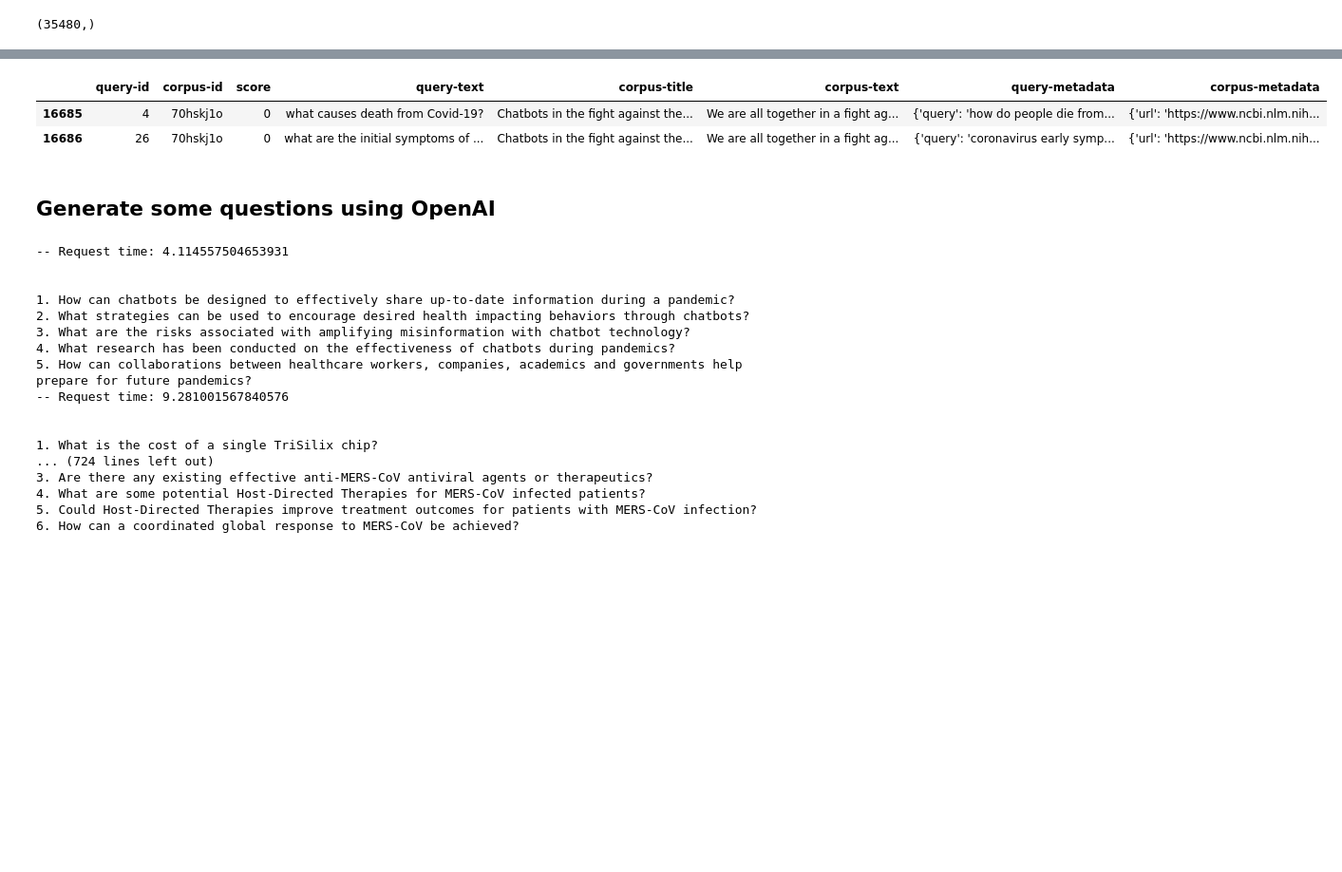
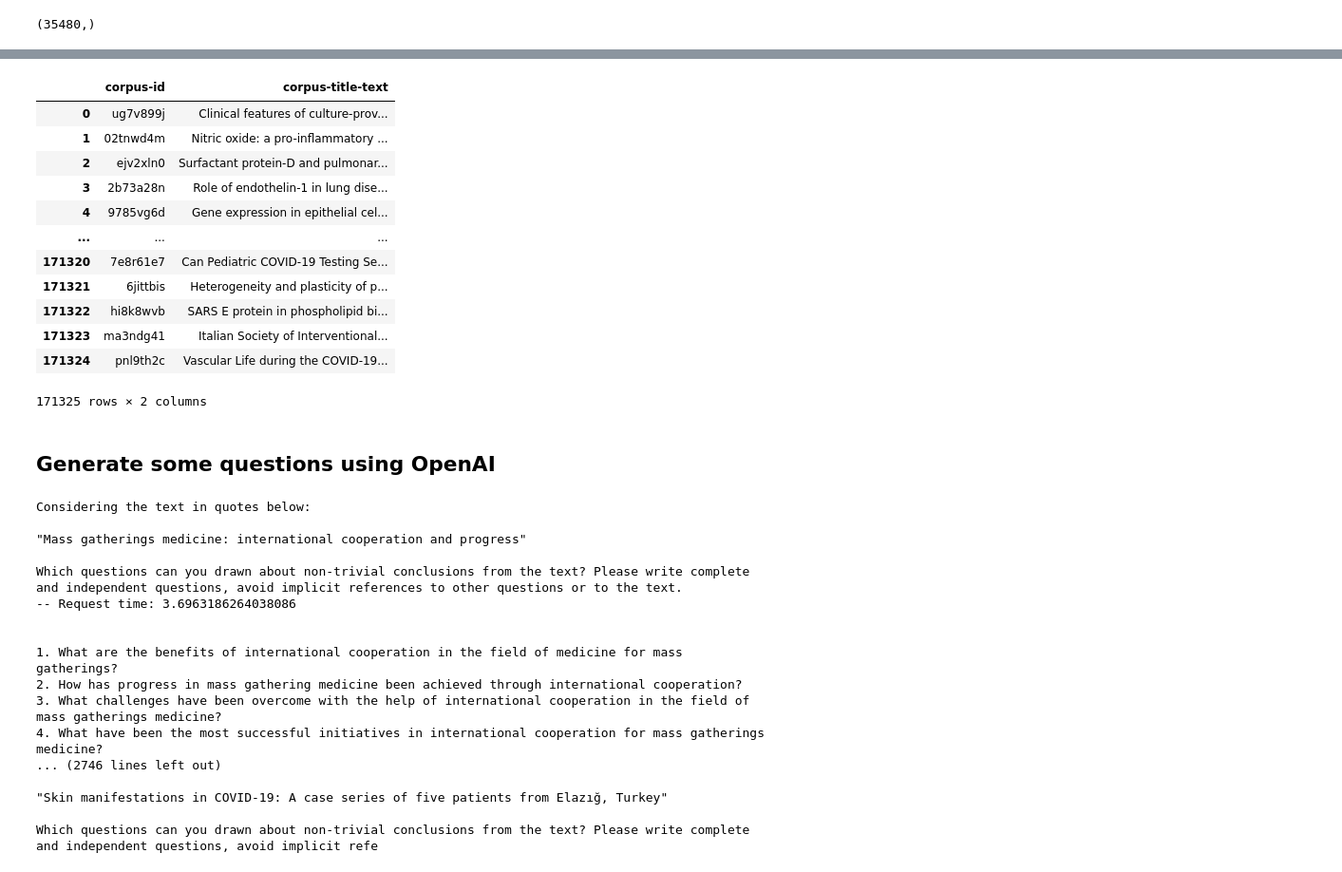
Before and after one commit to eduseiti/ia368v_dd_class_09, a Jupyter notebook: trec_covid_LLM_query_expansion.ipynb, the cells around one changed output, grey strips where cells are left out. Shown at 95% size. Saved outputs shown, nothing was run; the diff lists cells and outputs as text; code cells hidden in the pictures; blank space fills up the shorter version.

```diff
--- a/trec_covid_LLM_query_expansion.ipynb
+++ b/trec_covid_LLM_query_expansion.ipynb
@@ -69,0 +74,2 @@ docs_with_questions.shape
+# %%
+all_docs_df = pd.read_csv(TREC_COVID_DOCUMENTS_FILE, sep='\t', header=None, names=['corpus-id', 'corpus-title-text'])
@@ -70,2 +94,11 @@ docs_with_questions.shape
+# %%
+EXPAND_ONLY_DOCUMENTS_WITH_QUERIES=False
 # %%
-which_docs = rng.choice(docs_with_questions, 100, replace=False)
+if EXPAND_ONLY_DOCUMENTS_WITH_QUERIES:
+    which_docs = rng.choice(docs_with_questions, 1000, replace=False)
+    which_df = merged_df
+    text_column = 'corpus-text'
+else:
+    which_docs = rng.choice(all_docs_df['corpus-id'].tolist(), 1000, replace=False)
+    which_df = all_docs_df
+    text_column = 'corpus-title-text'
@@ -92,9 +125,19 @@ array(['70hskj1o', '7a3wdduq', 'd4yidznm', 'kjdcg8nz', 'vpomgedg',
 # %%
-merged_df[merged_df['corpus-id'] == which_docs[0]]
+which_df
 # %% [output]
-|  | query-id | corpus-id | score | query-text | corpus-title | corpus-text | query-metadata | corpus-metadata |
-| 16685 | 4 | 70hskj1o | 0 | what causes death from Covid-19? | Chatbots in the fight against the... | We are all together in a fight ag... | {'query': 'how do people die from... | {'url': 'https://www.ncbi.nlm.nih... |
-| 16686 | 26 | 70hskj1o | 0 | what are the initial symptoms of ... | Chatbots in the fight against the... | We are all together in a fight ag... | {'query': 'coronavirus early symp... | {'url': 'https://www.ncbi.nlm.nih... |
+|  | corpus-id | corpus-title-text |
+| 0 | ug7v899j | Clinical features of culture-prov... |
+| 1 | 02tnwd4m | Nitric oxide: a pro-inflammatory ... |
+| 2 | ejv2xln0 | Surfactant protein-D and pulmonar... |
+| 3 | 2b73a28n | Role of endothelin-1 in lung dise... |
+| 4 | 9785vg6d | Gene expression in epithelial cel... |
+| ... | ... | ... |
+| 171320 | 7e8r61e7 | Can Pediatric COVID-19 Testing Se... |
+| 171321 | 6jittbis | Heterogeneity and plasticity of p... |
+| 171322 | hi8k8wvb | SARS E protein in phospholipid bi... |
+| 171323 | ma3ndg41 | Italian Society of Interventional... |
+| 171324 | pnl9th2c | Vascular Life during the COVID-19... |
+171325 rows × 2 columns
 # %% [markdown]
 ## Generate some questions using OpenAI
 # %%
@@ -122,7 +165,7 @@ new_dataset = []
 
 for document_id in which_docs:
 
-    doc_text = merged_df[merged_df['corpus-id'] == document_id]['corpus-text'].to_numpy()[0]
+    doc_text = which_df[which_df['corpus-id'] == document_id][text_column].to_numpy()[0]
 
     if doc_text is not np.nan:
         request_params['prompt'] = ZERO_SHOT_TEMPLATE.format(doc_text)
@@ -151,23 +194,23 @@ for document_id in which_docs:
     else:
         print("Document {} has empty text...".format(document_id))
 # %% [output]
--- Request time: 4.114557504653931
+Considering the text in quotes below:
+
+"Mass gatherings medicine: international cooperation and progress"
+
+Which questions can you drawn about non-trivial conclusions from the text? Please write complete and independent questions, avoid implicit references to other questions or to the text.
+-- Request time: 3.6963186264038086
 
 
-1. How can chatbots be designed to effectively share up-to-date information during a pandemic?
-2. What strategies can be used to encourage desired health impacting behaviors through chatbots?
-3. What are the risks associated with amplifying misinformation with chatbot technology?
-4. What research has been conducted on the effectiveness of chatbots during pandemics?
-5. How can collaborations between healthcare workers, companies, academics and governments help prepare for future pandemics?
--- Request time: 9.281001567840576
+1. What are the benefits of international cooperation in the field of medicine for mass gatherings?
+2. How has progress in mass gathering medicine been achieved through international cooperation?
+3. What challenges have been overcome with the help of international cooperation in the field of mass gatherings medicine?
+4. What have been the most successful initiatives in international cooperation for mass gatherings medicine?
+... (2746 lines left out)
 
+"Skin manifestations in COVID‐19: A case series of five patients from Elazığ, Turkey"
 
-1. What is the cost of a single TriSilix chip?
-... (724 lines left out)
-3. Are there any existing effective anti-MERS-CoV antiviral agents or therapeutics?
-4. What are some potential Host-Directed Therapies for MERS-CoV infected patients?
-5. Could Host-Directed Therapies improve treatment outcomes for patients with MERS-CoV infection?
-6. How can a coordinated global response to MERS-CoV be achieved?
+Which questions can you drawn about non-trivial conclusions from the text? Please write complete and independent questions, avoid implicit refe
 # %%
 pd.DataFrame(new_dataset)
 # %% [output]
```
Also changed, not shown: parts of 9 cells of this notebook, 2 other files.
